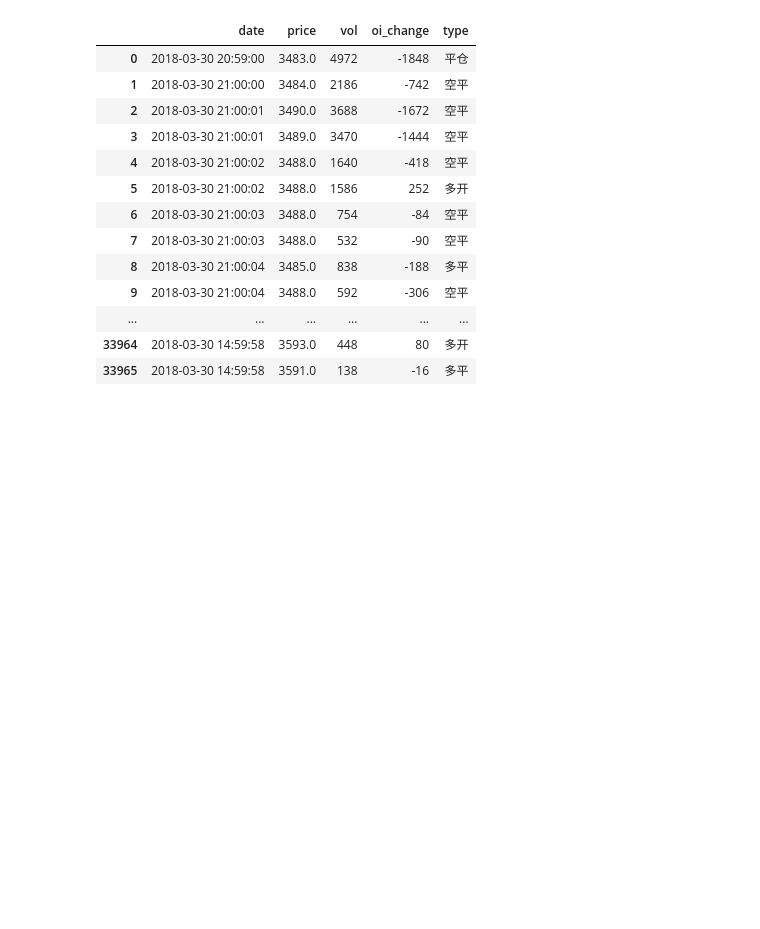
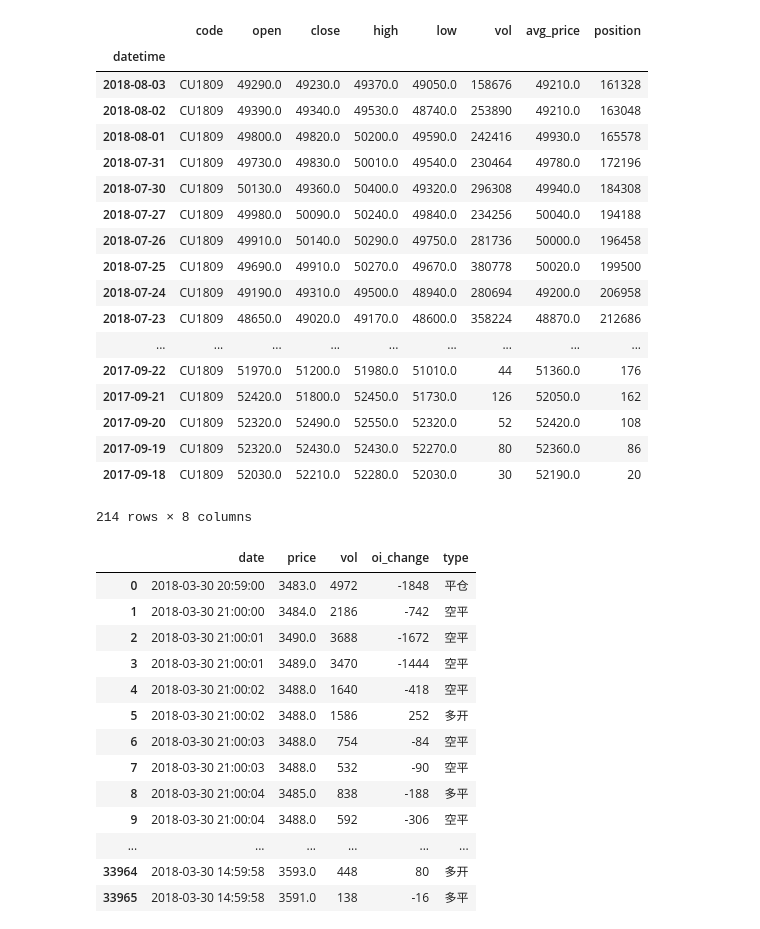
Before and after one commit to lo-e/python-for-investment, a Jupyter notebook: jupyter/tushare.ipynb, the cells around one changed output. Saved outputs shown, nothing was run; the diff lists cells and outputs as text; code cells hidden in the pictures; blank space fills up the shorter version.

```diff
--- a/jupyter/tushare.ipynb
+++ b/jupyter/tushare.ipynb
@@ -8,15 +8,36 @@ cons = ts.get_apis()
 # %%
 '''
 bar接口
 '''
 #freq 【'1min' '5min' '15min' '30min' '60min' 'D' 'W' 'M' 'Q' 'Y'】
 #asset 【'INDEX'：指数  'X'：港股美股期货】
 #ma 【均线数组  5,10,20,60】
 #factors 【因子数组  'vr'：量比  'tor'：换手率】
 #adj 【复权  'qfq'：前复权  'hfq'：后复权  'None'：默认不复权
 
-df = ts.bar('600380', conn = cons, freq = 'D', start_date = '2017-01-01', end_date = '', ma = [5, 10, 20, 60], factors = ['vr', 'tor'], adj = 'None')
-#df
+#df = ts.bar('600380', conn = cons, freq = 'D', start_date = '2017-01-01', end_date = '', ma = [5, 10, 20, 60], factors = ['vr', 'tor'], adj = 'None')
+df = ts.bar('cu1809', conn = cons, asset = 'X', freq = 'D', start_date = '2017-09-01', end_date = '')
+df
+# %% [output]
+|  | code | open | close | high | low | vol | avg_price | position |
+| datetime |  |  |  |  |  |  |  |  |
+| 2018-08-03 | CU1809 | 49290.0 | 49230.0 | 49370.0 | 49050.0 | 158676 | 49210.0 | 161328 |
+| 2018-08-02 | CU1809 | 49390.0 | 49340.0 | 49530.0 | 48740.0 | 253890 | 49210.0 | 163048 |
+| 2018-08-01 | CU1809 | 49800.0 | 49820.0 | 50200.0 | 49590.0 | 242416 | 49930.0 | 165578 |
+| 2018-07-31 | CU1809 | 49730.0 | 49830.0 | 50010.0 | 49540.0 | 230464 | 49780.0 | 172196 |
+| 2018-07-30 | CU1809 | 50130.0 | 49360.0 | 50400.0 | 49320.0 | 296308 | 49940.0 | 184308 |
+| 2018-07-27 | CU1809 | 49980.0 | 50090.0 | 50240.0 | 49840.0 | 234256 | 50040.0 | 194188 |
+| 2018-07-26 | CU1809 | 49910.0 | 50140.0 | 50290.0 | 49750.0 | 281736 | 50000.0 | 196458 |
+| 2018-07-25 | CU1809 | 49690.0 | 49910.0 | 50270.0 | 49670.0 | 380778 | 50020.0 | 199500 |
+| 2018-07-24 | CU1809 | 49190.0 | 49310.0 | 49500.0 | 48940.0 | 280694 | 49200.0 | 206958 |
+| 2018-07-23 | CU1809 | 48650.0 | 49020.0 | 49170.0 | 48600.0 | 358224 | 48870.0 | 212686 |
+| ... | ... | ... | ... | ... | ... | ... | ... | ... |
+| 2017-09-22 | CU1809 | 51970.0 | 51200.0 | 51980.0 | 51010.0 | 44 | 51360.0 | 176 |
+| 2017-09-21 | CU1809 | 52420.0 | 51800.0 | 52450.0 | 51730.0 | 126 | 52050.0 | 162 |
+| 2017-09-20 | CU1809 | 52320.0 | 52490.0 | 52550.0 | 52320.0 | 52 | 52420.0 | 108 |
+| 2017-09-19 | CU1809 | 52320.0 | 52430.0 | 52430.0 | 52270.0 | 80 | 52360.0 | 86 |
+| 2017-09-18 | CU1809 | 52030.0 | 52210.0 | 52280.0 | 52030.0 | 30 | 52190.0 | 20 |
+214 rows × 8 columns
 # %%
 '''
 tick接口
```
Also changed, not shown: 5 other files.
